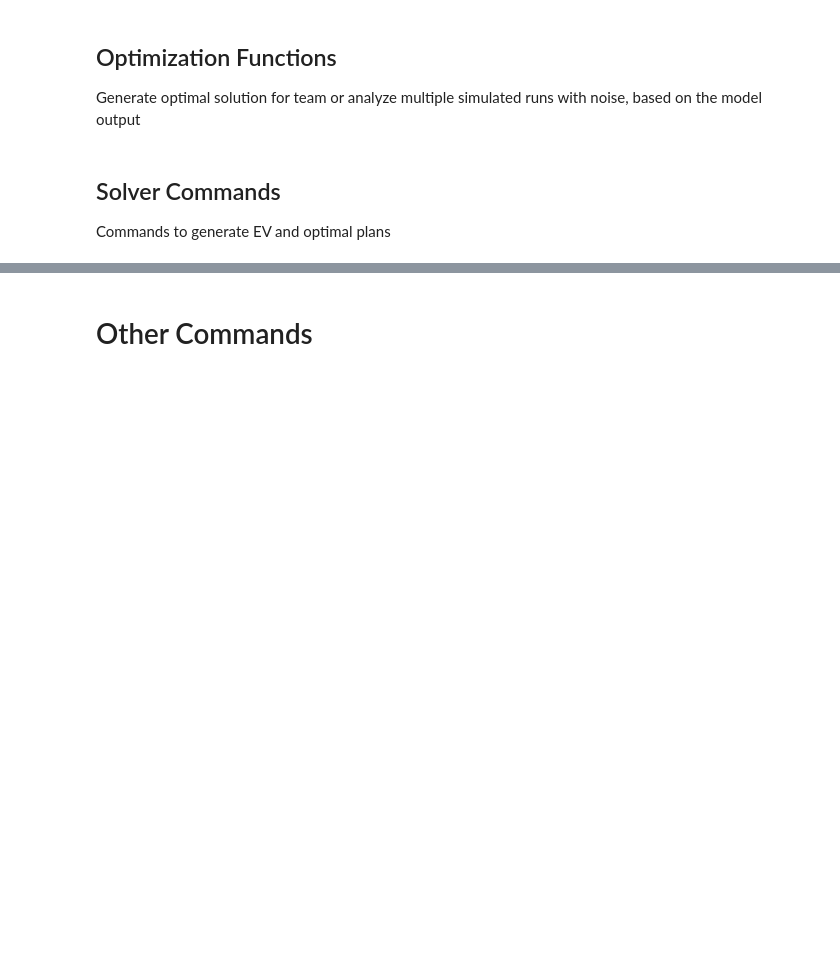
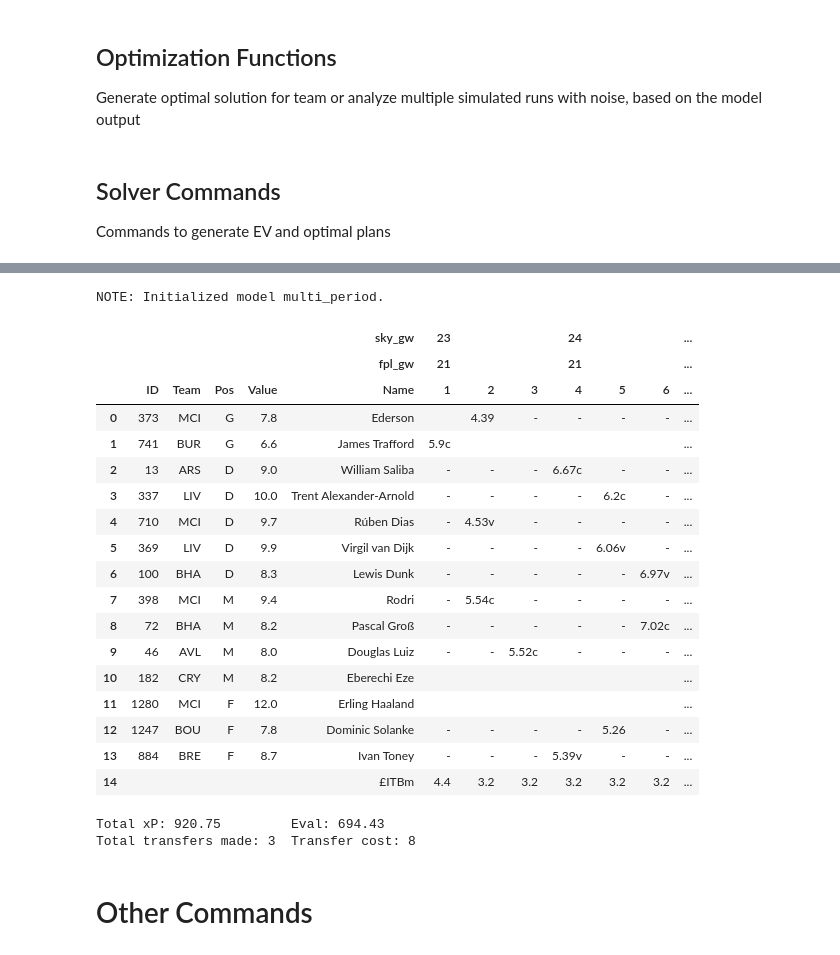
Before and after one commit to SamTroy/SkyFF_Optimization, a Jupyter notebook: notebooks/sky_opt_v1.ipynb, the cells around one changed output, grey strips where cells are left out. Drawn from its saved outputs; the diff is of its cells as text; code cells hidden in the pictures; blank space fills up the shorter version.

```diff
--- a/notebooks/sky_opt_v1.ipynb
+++ b/notebooks/sky_opt_v1.ipynb
@@ -574,7 +574,7 @@ def generate_model_output(first_md=1, last_md=14, filename_suffix=None, custom_f
 
     return {'skymodel_output':skymodel_output, 'formatted_fixtures':formatted_fixtures, 'md_map': md_map_2, 'unformatted_fixtures': unformatted_fixtures}
 
-def read_skymodel_output(max_ev_cutoff=0.3, max_ev_per_price_cutoff=0.3, initial_squad=None):
+def read_skymodel_output(max_ev_cutoff=0.3, max_ev_per_price_cutoff=0.3, initial_squad=None, flatten_final_matchdays=None):
     skymodel_output = pd.read_csv('../data/skymodel_output.csv').set_index('sky_id').fillna(0)
 
     skymodel_output['ev_per_price'] = skymodel_output['Total_Pts'] / skymodel_output['sky_value']
@@ -589,7 +589,6 @@ def read_skymodel_output(max_ev_cutoff=0.3, max_ev_per_price_cutoff=0.3, initial
 
     ev_per_price_cutoff = skymodel_output['ev_per_price'].max() * max_ev_per_price_cutoff
     skymodel_output = skymodel_output[skymodel_output['ev_per_price'] > ev_per_price_cutoff]
-
     removed_players = [i for i in initial_squad if i not in skymodel_output.index.values.tolist()]
 
     for id in removed_players:
@@ -1158,31 +1223,50 @@ display(r2['skymodel_output'].sort_values(by=['Total_Pts'], ascending=False).hea
 # %%
 # To generate optimal team and plan:
 # List all the sky IDs of all players to include in the initial squad (or leave empty), see prior_player_data.csv for ID reference
 team = []
 
-exclusions = None
-ban_teams = None
-keeps = None
 # Change how much you penalize the solver for making a transfer, alternatively set a hard limit by changing the total transfer allowance: ta_tot
-transfer_cost = 8.5
+transfer_cost = 8
 
 # Example force transfer in constraints, either let the model decide when or specify a matchday
 # fti = [{"sky_id": 610}, {"sky_id": 1072, "md": 3}, {"sky_id": 398, "md": 6}]
 fti = None
 fto = None
 
 # To use FPL Kid data, download the 'SKY Fantasy EV - CSV' google sheet as fplkid.csv, add to data folder, and uncomment the following line. https://ko-fi.com/fplkid
 # skymodel_output, md_map = read_fpl_kid_model(filepath='../data/fplkid.csv')
 # Can cut off players with low EV to save solve time
 skymodel_output, md_map = read_skymodel_output(max_ev_cutoff=0.3, max_ev_per_price_cutoff=0.3, initial_squad=team)
 # Generate optimal plan
-r3 = solve_sky_mp(initial_squad=team, input_data=skymodel_output, md_map=md_map, next_md=1, last_md='2024-02-26',
-                  ta_tot=50, ta_gw=5, objective='decay', decay_base=0.97, transfer_cost=transfer_cost, vicecap_wt = 0.05,
-                  exclusions=exclusions, keeps=keeps, ban_teams=ban_teams, force_transfer_in=fti, force_transfer_out=fto, no_transfer_mds=None,
+r3 = solve_sky_mp(initial_squad=team, input_data=skymodel_output, md_map=md_map, next_md=1, last_md='2024-04-23', flatten_mds_after='2024-03-02',
+                  ta_tot=25, ta_gw=5, objective='decay', decay_base=0.95, transfer_cost=transfer_cost, vicecap_wt = 0.05,
+                  exclusions=None, keeps=None, ban_teams=None, force_transfer_in=fti, force_transfer_out=fto, no_transfer_mds=None,
                   apply_noise=False, show_itb=True, show_non_team_ev=False)
 display(r3['plan'])
 print(f"Total xP: {r3['total_xp']}\t Eval: {r3['eval_score']}")
 print(f"Total transfers made: {r3['transfers_made']}\t Transfer cost: {transfer_cost}")
+# %% [output]
+NOTE: Initialized model multi_period.
+|  |  |  |  |  | sky_gw | 23 |  |  | 24 |  |  | ... |
+|  |  |  |  |  | fpl_gw | 21 |  |  | 21 |  |  | ... |
+|  | ID | Team | Pos | Value | Name | 1 | 2 | 3 | 4 | 5 | 6 | ... |
+| 0 | 373 | MCI | G | 7.8 | Ederson |  | 4.39 | - | - | - | - | ... |
+| 1 | 741 | BUR | G | 6.6 | James Trafford | 5.9c |  |  |  |  |  | ... |
+| 2 | 13 | ARS | D | 9.0 | William Saliba | - | - | - | 6.67c | - | - | ... |
+| 3 | 337 | LIV | D | 10.0 | Trent Alexander-Arnold | - | - | - | - | 6.2c | - | ... |
+| 4 | 710 | MCI | D | 9.7 | Rúben Dias | - | 4.53v | - | - | - | - | ... |
+| 5 | 369 | LIV | D | 9.9 | Virgil van Dijk | - | - | - | - | 6.06v | - | ... |
+| 6 | 100 | BHA | D | 8.3 | Lewis Dunk | - | - | - | - | - | 6.97v | ... |
+| 7 | 398 | MCI | M | 9.4 | Rodri | - | 5.54c | - | - | - | - | ... |
+| 8 | 72 | BHA | M | 8.2 | Pascal Groß | - | - | - | - | - | 7.02c | ... |
+| 9 | 46 | AVL | M | 8.0 | Douglas Luiz | - | - | 5.52c | - | - | - | ... |
+| 10 | 182 | CRY | M | 8.2 | Eberechi Eze |  |  |  |  |  |  | ... |
+| 11 | 1280 | MCI | F | 12.0 | Erling Haaland |  |  |  |  |  |  | ... |
+| 12 | 1247 | BOU | F | 7.8 | Dominic Solanke | - | - | - | - | 5.26 | - | ... |
+| 13 | 884 | BRE | F | 8.7 | Ivan Toney | - | - | - | 5.39v | - | - | ... |
+| 14 |  |  |  |  | £ITBm | 4.4 | 3.2 | 3.2 | 3.2 | 3.2 | 3.2 | ... |
+Total xP: 920.75         Eval: 694.43
+Total transfers made: 3  Transfer cost: 8
 # %%
 # To run multiple solves with noise:
 team = []
```
Also changed, not shown: parts of 4 cells of this notebook, 1 other file.
